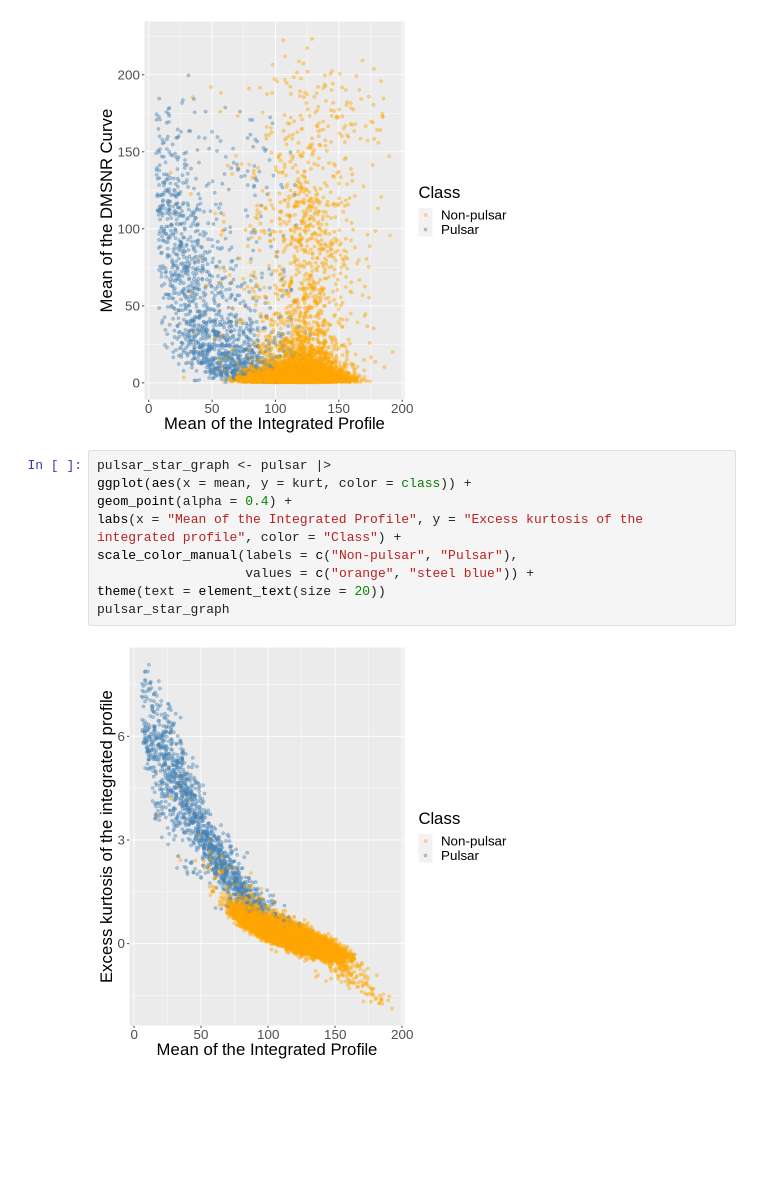
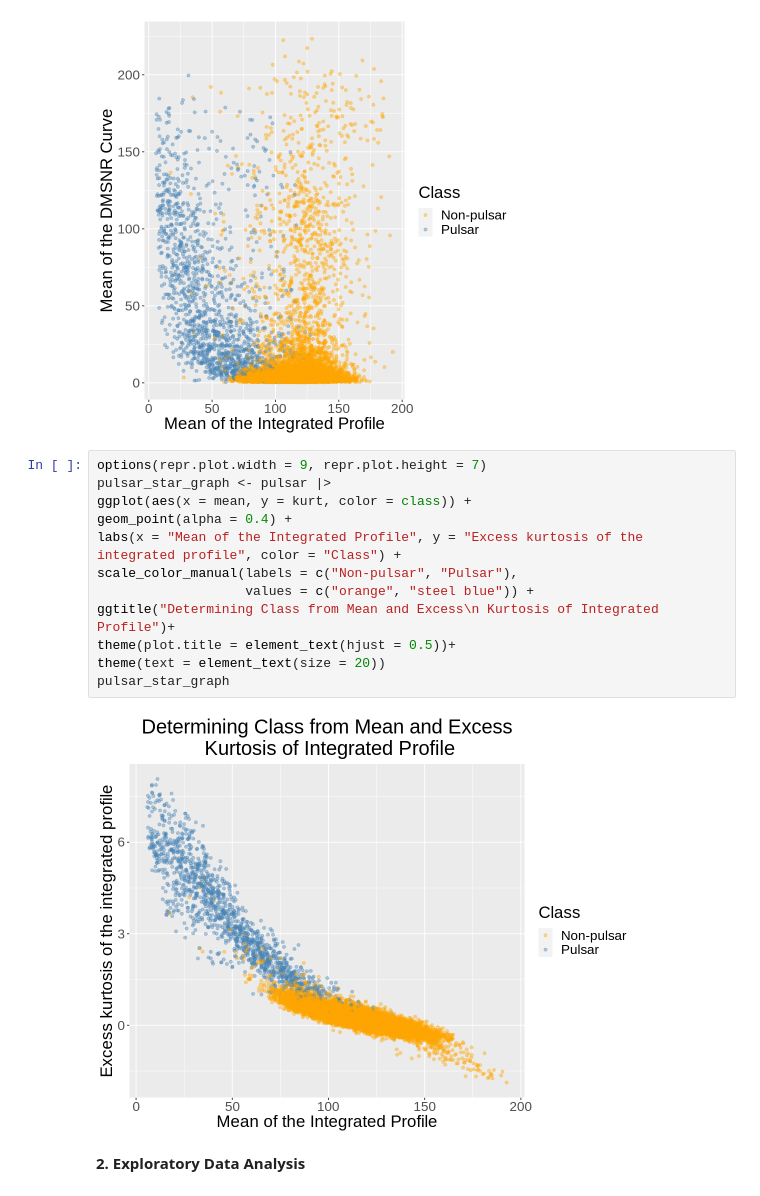
Before and after one commit to madisongill/dsci-100-2023s-group-39-section-002, a Jupyter notebook: project_proposal.ipynb, the cells around one changed output. Drawn from its saved outputs; the diff is of its cells as text; blank space fills up the shorter version.

Commit message:
add titles, fix minor errors etc

```diff
--- a/project_proposal.ipynb
+++ b/project_proposal.ipynb
@@ -86,13 +87,18 @@ pulsar_star_graph
 # %% [output]
 [figure]
 # %%
+options(repr.plot.width = 9, repr.plot.height = 7)
 pulsar_star_graph <- pulsar |>
 ggplot(aes(x = mean, y = kurt, color = class)) +
 geom_point(alpha = 0.4) +
 labs(x = "Mean of the Integrated Profile", y = "Excess kurtosis of the integrated profile", color = "Class") +
 scale_color_manual(labels = c("Non-pulsar", "Pulsar"),
                    values = c("orange", "steel blue")) +
+ggtitle("Determining Class from Mean and Excess\n Kurtosis of Integrated Profile")+
+theme(plot.title = element_text(hjust = 0.5))+
 theme(text = element_text(size = 20))
 pulsar_star_graph
 # %% [output]
-[figure, old version]
+[figure, new version]
+# %% [markdown]
+<b>2. Exploratory Data Analysis<b>
```
Also changed, not shown: parts of 2 cells of this notebook.
